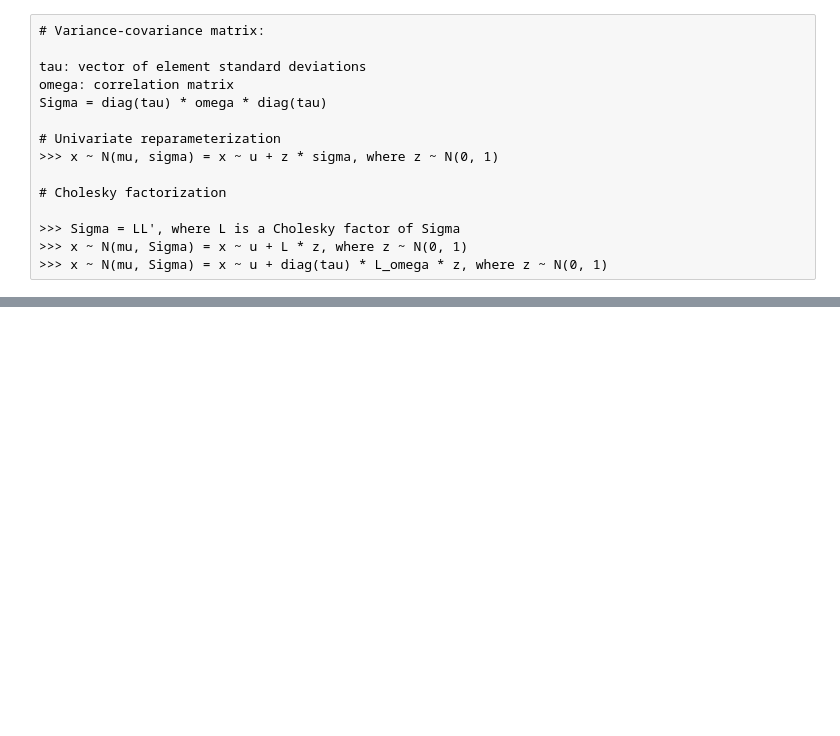
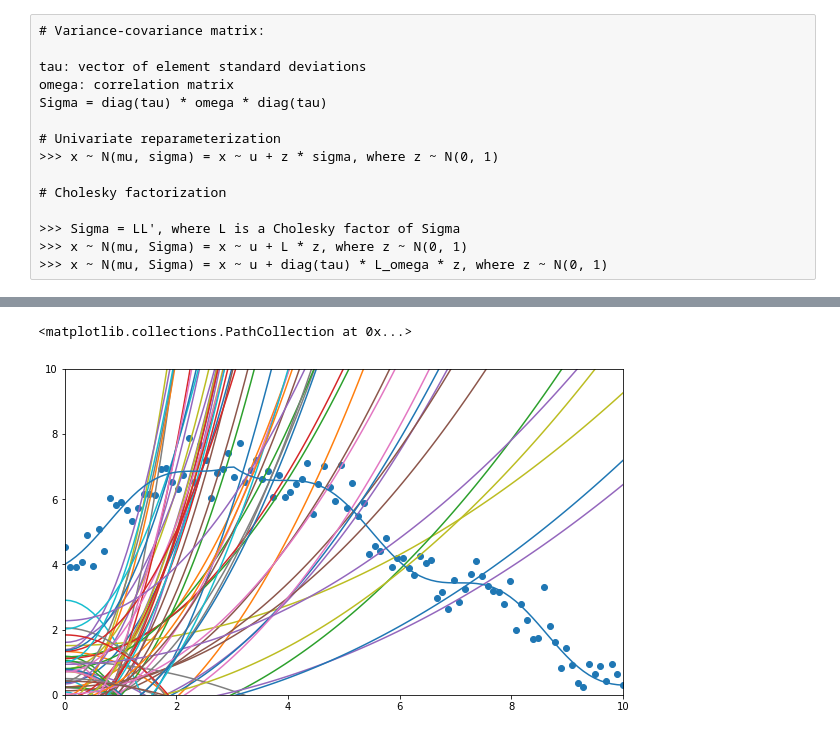
Before and after one commit to cavaunpeu/gaussian-processes, a Jupyter notebook: gaussian-processes.ipynb, the cells around one changed output, grey strips where cells are left out. Cells and saved outputs as stored; diff of their text form; code cells hidden in the pictures; blank space fills up the shorter version.

```diff
--- a/gaussian-processes.ipynb
+++ b/gaussian-processes.ipynb
@@ -61,0 +105,17 @@ array([[0.0295415 , 0.        ],
+# %%
+Y = []
+for _ in range(100):
+    w, b = get_w(), get_b()
+    y = w*(x**2) + b
+    Y.append(y)
+# %%
+plt.figure(figsize=(10, 6))
+plt.ylim(0, 10)
+plt.xlim(0, 10)
+for y in Y:
+    plt.plot(x, y)
+plt.plot(x, y_true)
+plt.scatter(x, noisy_y_true)
+# %% [output]
+<matplotlib.collections.PathCollection at 0x...>
+[figure, added]
```
Also changed, not shown: parts of 22 cells of this notebook.
